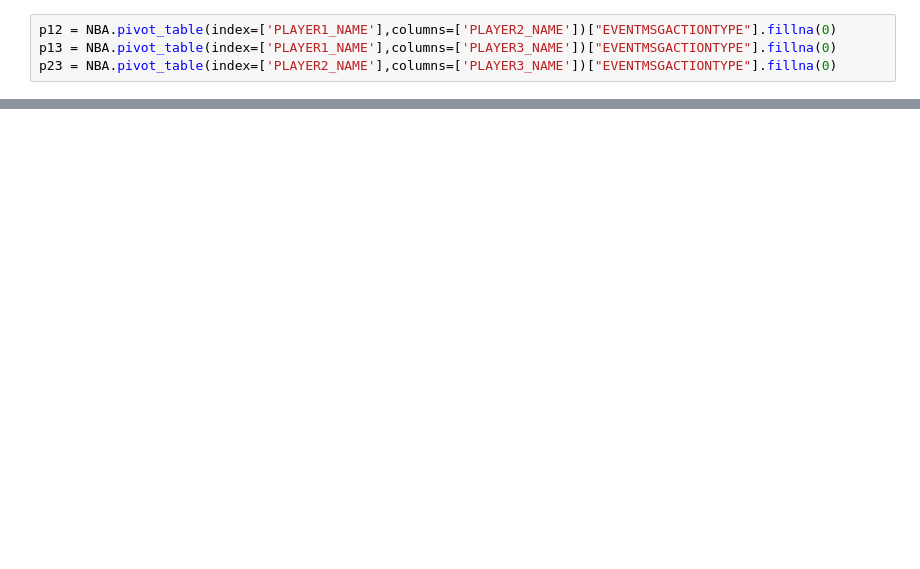
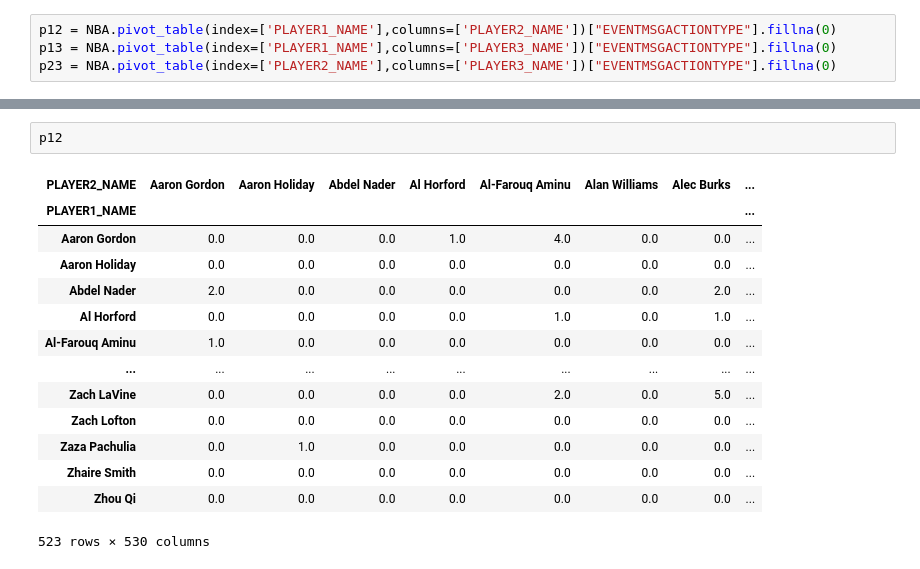
Before and after one commit to emirsglm/MAT388E-Data-Science-HW, a Jupyter notebook: HW3.ipynb, the cells around one changed output, grey strips where cells are left out. Saved outputs shown, nothing was run; the diff lists cells and outputs as text; blank space fills up the shorter version.

```diff
--- a/HW3.ipynb
+++ b/HW3.ipynb
@@ -207,0 +194,17 @@ NBA
+# %%
+p12
+# %% [output]
+| PLAYER2_NAME | Aaron Gordon | Aaron Holiday | Abdel Nader | Al Horford | Al-Farouq Aminu | Alan Williams | Alec Burks | ... |
+| PLAYER1_NAME |  |  |  |  |  |  |  | ... |
+| Aaron Gordon | 0.0 | 0.0 | 0.0 | 1.0 | 4.0 | 0.0 | 0.0 | ... |
+| Aaron Holiday | 0.0 | 0.0 | 0.0 | 0.0 | 0.0 | 0.0 | 0.0 | ... |
+| Abdel Nader | 2.0 | 0.0 | 0.0 | 0.0 | 0.0 | 0.0 | 2.0 | ... |
+| Al Horford | 0.0 | 0.0 | 0.0 | 0.0 | 1.0 | 0.0 | 1.0 | ... |
+| Al-Farouq Aminu | 1.0 | 0.0 | 0.0 | 0.0 | 0.0 | 0.0 | 0.0 | ... |
+| ... | ... | ... | ... | ... | ... | ... | ... | ... |
+| Zach LaVine | 0.0 | 0.0 | 0.0 | 0.0 | 2.0 | 0.0 | 5.0 | ... |
+| Zach Lofton | 0.0 | 0.0 | 0.0 | 0.0 | 0.0 | 0.0 | 0.0 | ... |
+| Zaza Pachulia | 0.0 | 1.0 | 0.0 | 0.0 | 0.0 | 0.0 | 0.0 | ... |
+| Zhaire Smith | 0.0 | 0.0 | 0.0 | 0.0 | 0.0 | 0.0 | 0.0 | ... |
+| Zhou Qi | 0.0 | 0.0 | 0.0 | 0.0 | 0.0 | 0.0 | 0.0 | ... |
+523 rows × 530 columns
```
Also changed, not shown: parts of 7 cells of this notebook.
